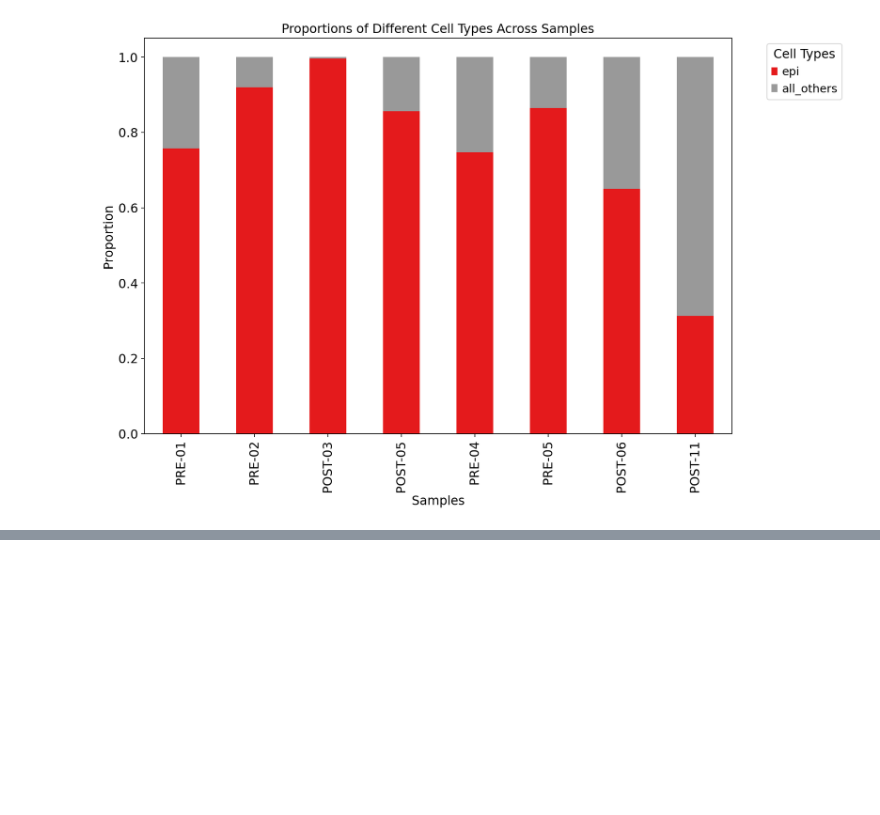
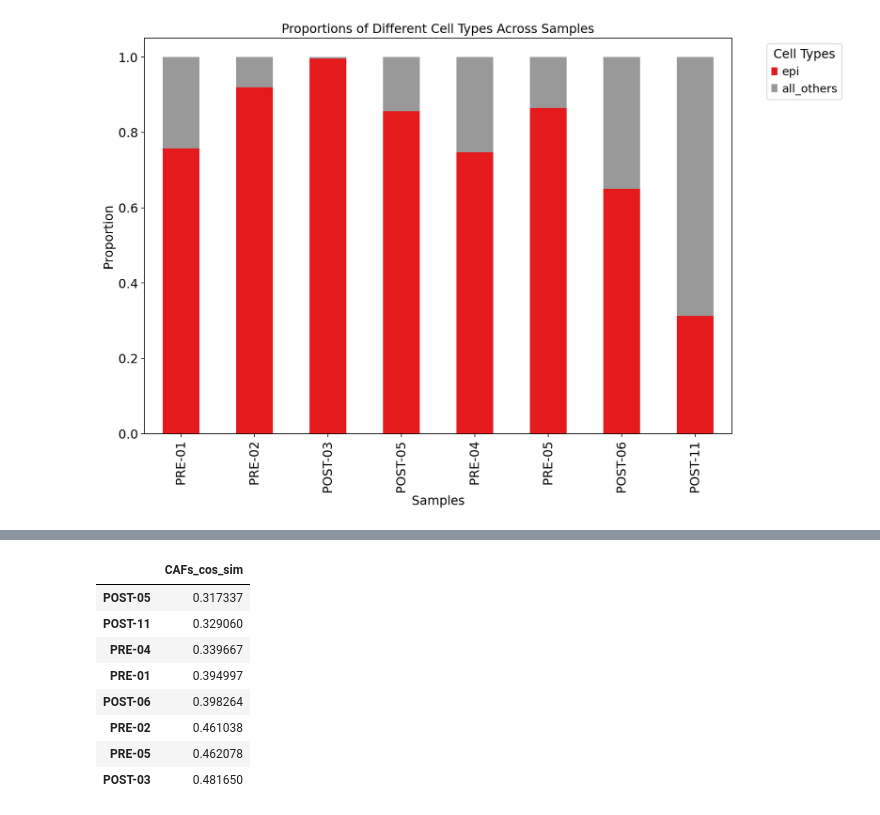
Before and after one commit to sean-otoole/BRCA_2024, a Jupyter notebook: infiltration_scoring_with_gene_signatures.ipynb, the cells around one changed output, grey strips where cells are left out. Cells and saved outputs as stored; diff of their text form; code cells hidden in the pictures; blank space fills up the shorter version.

```diff
--- a/infiltration_scoring_with_gene_signatures.ipynb
+++ b/infiltration_scoring_with_gene_signatures.ipynb
@@ -531,0 +625,12 @@ for signature in signature_groups_list:
+# %%
+df2
+# %% [output]
+|  | CAFs_cos_sim |
+| POST-05 | 0.317337 |
+| POST-11 | 0.329060 |
+| PRE-04 | 0.339667 |
+| PRE-01 | 0.394997 |
+| POST-06 | 0.398264 |
+| PRE-02 | 0.461038 |
+| PRE-05 | 0.462078 |
+| POST-03 | 0.481650 |
```
Also changed, not shown: parts of 9 cells of this notebook.
